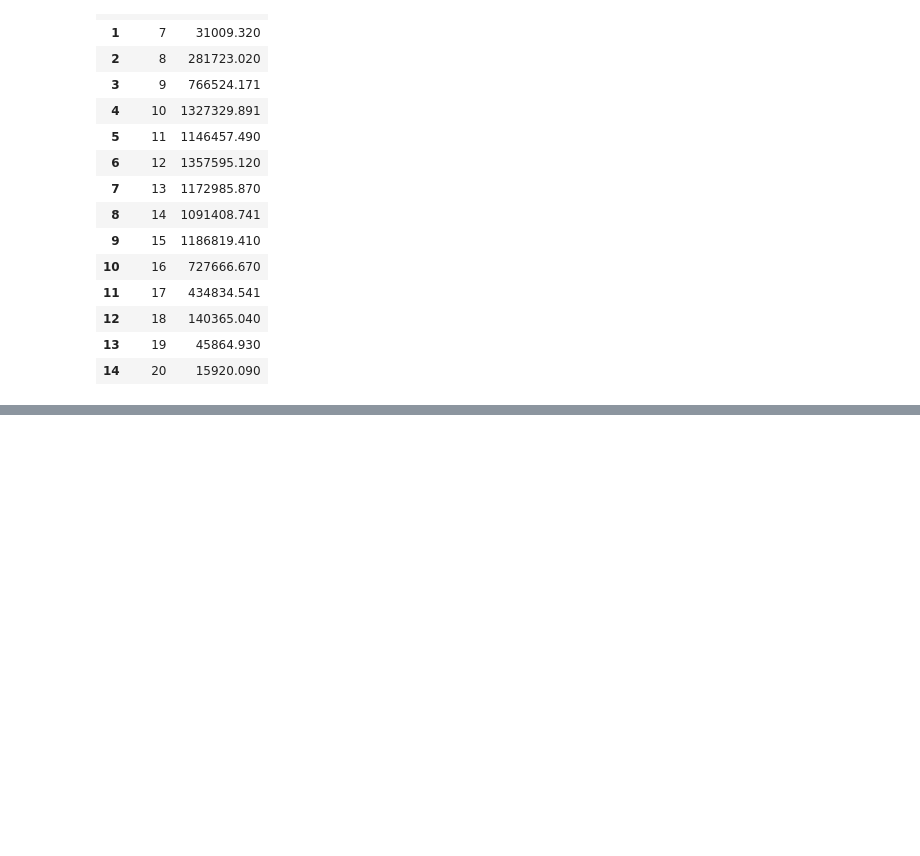
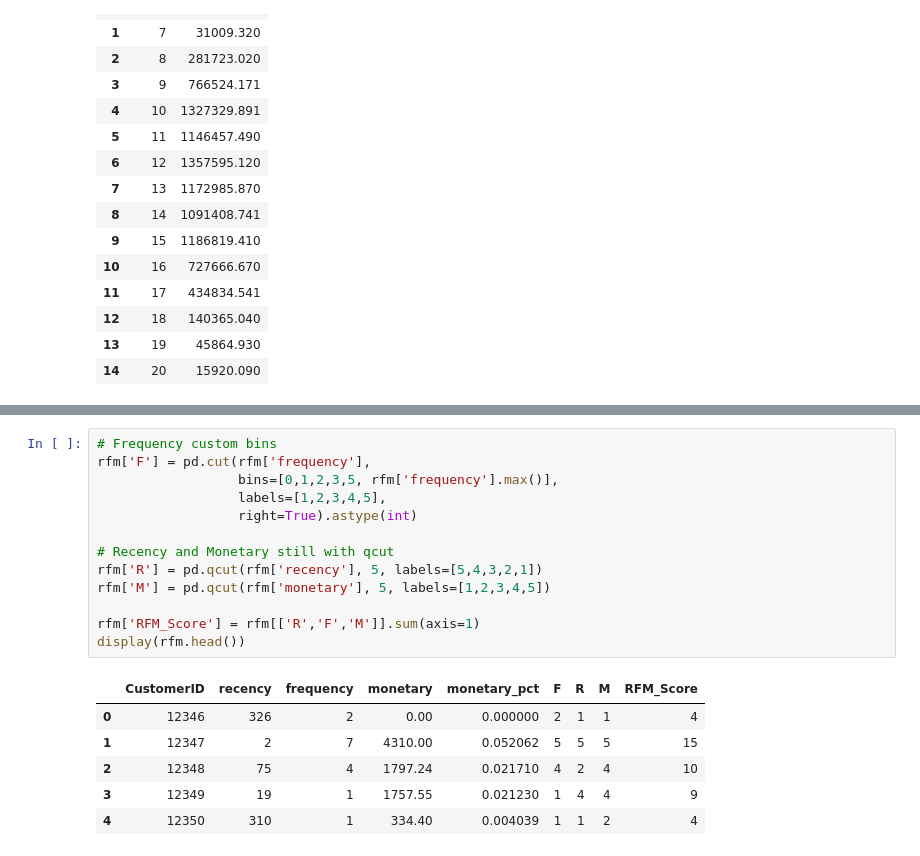
Before and after one commit to moodv/data-analytics-portfolio, a Jupyter notebook: Project2-online-retail/notebooks/EDA.ipynb, the cells around one changed output, grey strips where cells are left out. Drawn from its saved outputs; the diff is of its cells as text; blank space fills up the shorter version.

```diff
--- a/Project2-online-retail/notebooks/EDA.ipynb
+++ b/Project2-online-retail/notebooks/EDA.ipynb
@@ -450,0 +585,20 @@ display(rfm.head())
+# %%
+# Frequency custom bins
+rfm['F'] = pd.cut(rfm['frequency'],
+                  bins=[0,1,2,3,5, rfm['frequency'].max()],
+                  labels=[1,2,3,4,5],
+                  right=True).astype(int)
+
+# Recency and Monetary still with qcut
+rfm['R'] = pd.qcut(rfm['recency'], 5, labels=[5,4,3,2,1])
+rfm['M'] = pd.qcut(rfm['monetary'], 5, labels=[1,2,3,4,5])
+
+rfm['RFM_Score'] = rfm[['R','F','M']].sum(axis=1)
+display(rfm.head())
+# %% [output]
+|  | CustomerID | recency | frequency | monetary | monetary_pct | F | R | M | RFM_Score |
+| 0 | 12346 | 326 | 2 | 0.00 | 0.000000 | 2 | 1 | 1 | 4 |
+| 1 | 12347 | 2 | 7 | 4310.00 | 0.052062 | 5 | 5 | 5 | 15 |
+| 2 | 12348 | 75 | 4 | 1797.24 | 0.021710 | 4 | 2 | 4 | 10 |
+| 3 | 12349 | 19 | 1 | 1757.55 | 0.021230 | 1 | 4 | 4 | 9 |
+| 4 | 12350 | 310 | 1 | 334.40 | 0.004039 | 1 | 1 | 2 | 4 |
```
Also changed, not shown: parts of 13 cells of this notebook.
